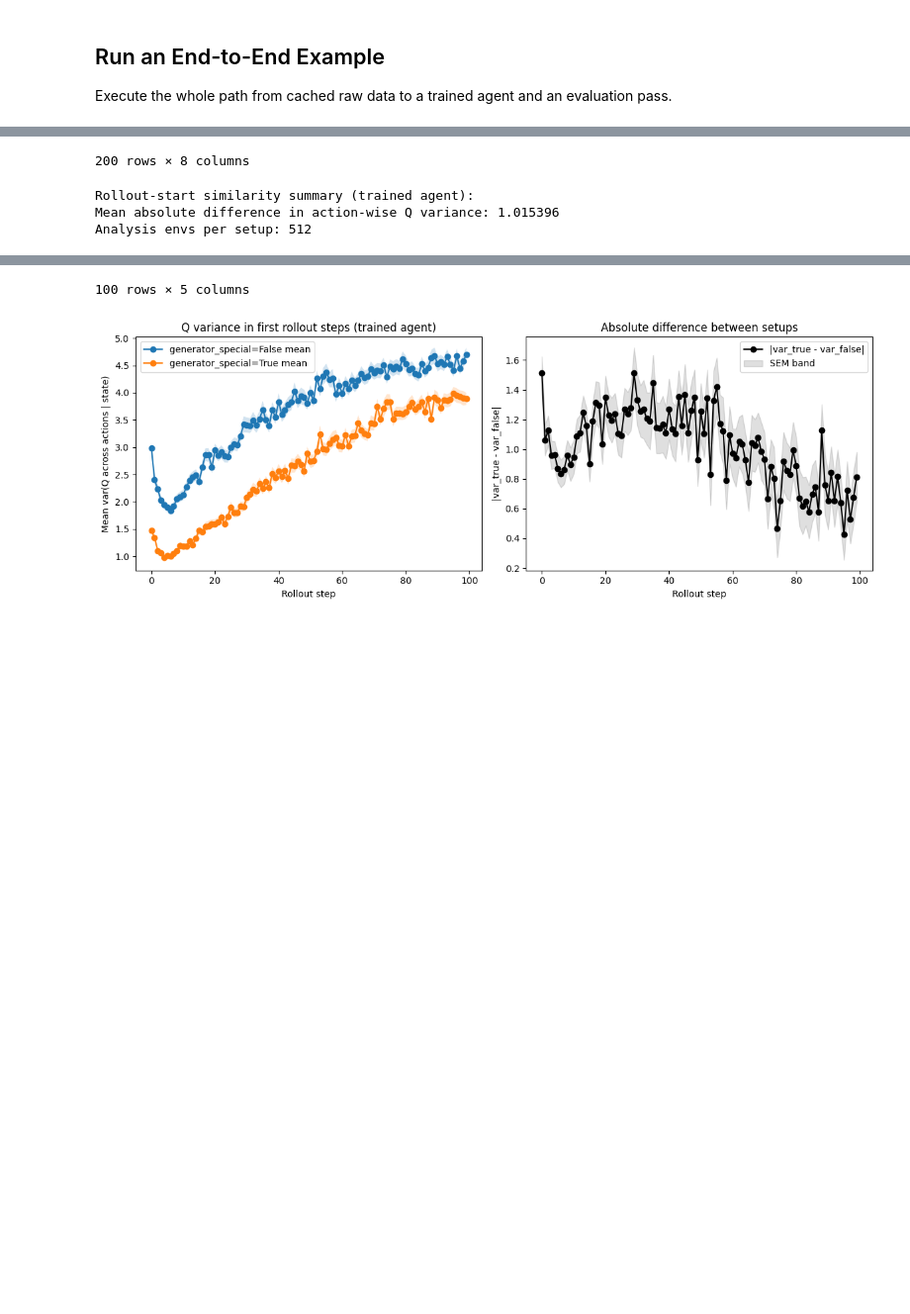
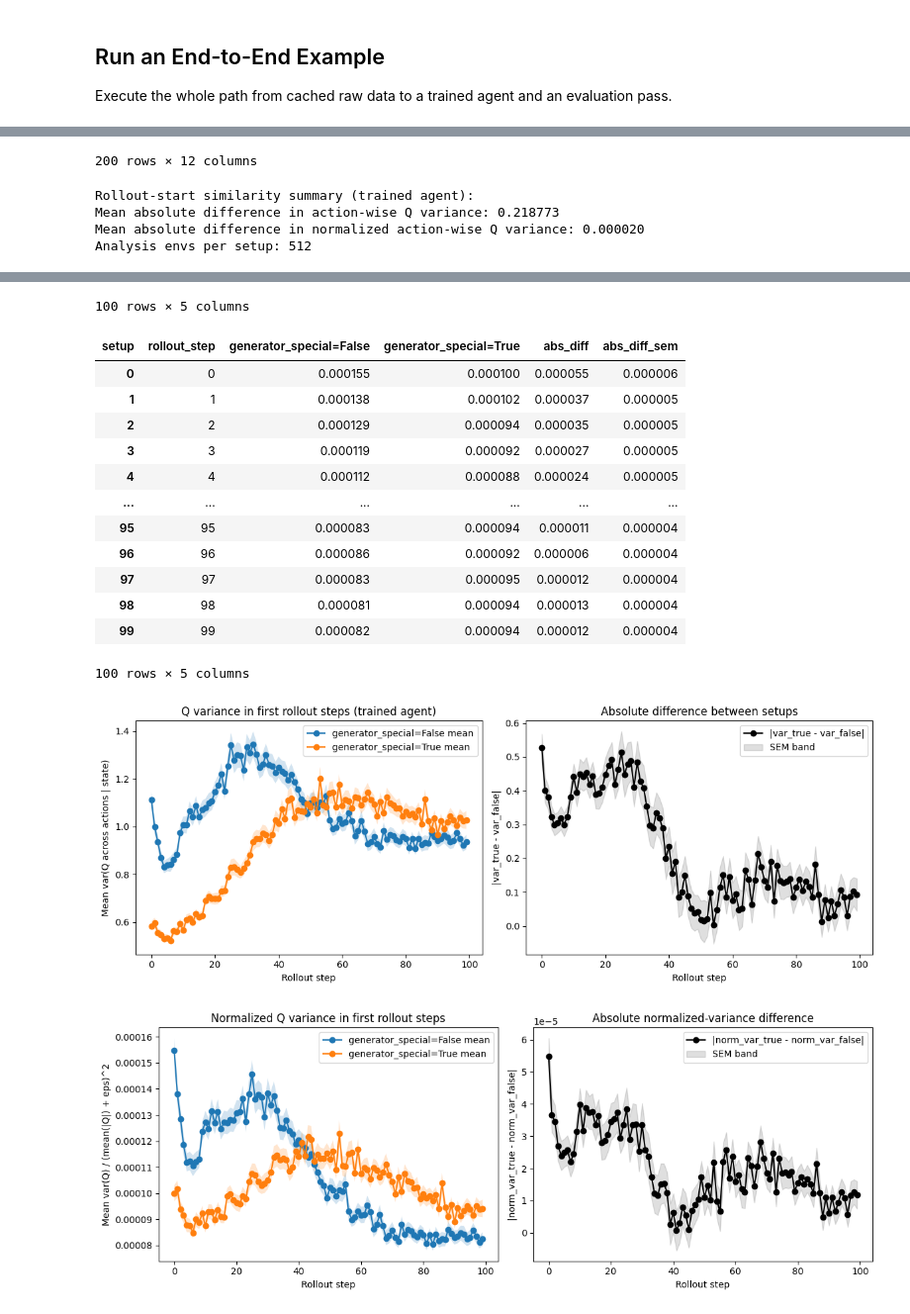
Before and after one commit to wladekpal/golden-standard, a Jupyter notebook: notebooks/fast_data_pipeline.ipynb, the cells around one changed output, grey strips where cells are left out. Shown at 99% size. Cells and saved outputs as stored; diff of their text form; code cells hidden in the pictures; blank space fills up the shorter version.

```diff
--- a/notebooks/fast_data_pipeline.ipynb
+++ b/notebooks/fast_data_pipeline.ipynb
@@ -50,7 +50,7 @@ OUTPUT_DIR.mkdir(parents=True, exist_ok=True)
 
 SEED = 0
 BATCH_SIZE = 512
-NUM_UPDATES = 200_000
+NUM_UPDATES = 1_000_000
 NUM_EVAL_CHECKPOINTS = 20
 LOG_EVERY = 100
 EVAL_EVERY = 500
@@ -786,6 +786,7 @@ Saved rollout GIF to: /tmp/tmphcau_1pk.gif
 # Q-variance across first rollout steps (trained agent) for generator_special=True vs False
 ROLLOUT_STEPS_TO_ANALYZE = 100
 ROLLOUT_ANALYSIS_ENVS = 512
+NORM_EPS = 1e-6
 
 if "final_agent" not in globals():
     raise RuntimeError("final_agent is not available. Run the training cell first to create a trained agent.")
@@ -823,11 +824,17 @@ def rollout_step_q_variance(agent, env_instance, key, rollout_steps, num_envs):
         qs = get_q_values_from_grid(agent, step_grid, step_goal)  # [N, A]
 
         per_env_action_var = jnp.var(qs, axis=-1)  # [N]
+        per_env_q_abs_mean = jnp.mean(jnp.abs(qs), axis=-1)  # [N]
+        per_env_norm_action_var = per_env_action_var / jnp.square(per_env_q_abs_mean + NORM_EPS)
         n_env = int(per_env_action_var.shape[0])
 
         q_var_action_mean = float(jax.device_get(per_env_action_var.mean()))
         q_var_action_std = float(jax.device_get(per_env_action_var.std()))
         q_var_action_sem = float(q_var_action_std / np.sqrt(max(n_env, 1)))
+
+        q_var_norm_action_mean = float(jax.device_get(per_env_norm_action_var.mean()))
+        q_var_norm_action_std = float(jax.device_get(per_env_norm_action_var.std()))
+        q_var_norm_action_sem = float(q_var_norm_action_std / np.sqrt(max(n_env, 1)))
 
         rows.append(
             {
@@ -835,8 +842,12 @@ def rollout_step_q_variance(agent, env_instance, key, rollout_steps, num_envs):
                 "q_var_action_mean": q_var_action_mean,
                 "q_var_action_std": q_var_action_std,
                 "q_var_action_sem": q_var_action_sem,
+                "q_var_norm_action_mean": q_var_norm_action_mean,
+                "q_var_norm_action_std": q_var_norm_action_std,
+                "q_var_norm_action_sem": q_var_norm_action_sem,
                 "q_var_global": float(jax.device_get(jnp.var(qs))),
                 "q_mean": float(jax.device_get(jnp.mean(qs))),
+                "q_abs_mean": float(jax.device_get(jnp.mean(jnp.abs(qs)))),
                 "n_envs": n_env,
             }
         )
@@ -876,10 +887,20 @@ pivot["abs_diff_sem"] = np.sqrt(
     np.square(pivot_sem["generator_special=True"]) + np.square(pivot_sem["generator_special=False"])
 )
 
+pivot_norm_mean = qvar_rollout_df.pivot(index="rollout_step", columns="setup", values="q_var_norm_action_mean").reset_index()
+pivot_norm_sem = qvar_rollout_df.pivot(index="rollout_step", columns="setup", values="q_var_norm_action_sem").reset_index()
+pivot_norm = pivot_norm_mean.copy()
+pivot_norm["abs_diff"] = (pivot_norm["generator_special=True"] - pivot_norm["generator_special=False"]).abs()
+pivot_norm["abs_diff_sem"] = np.sqrt(
+    np.square(pivot_norm_sem["generator_special=True"]) + np.square(pivot_norm_sem["generator_special=False"])
+)
+
 print("Rollout-start similarity summary (trained agent):")
 print(f"Mean absolute difference in action-wise Q variance: {pivot['abs_diff'].mean():.6f}")
+print(f"Mean absolute difference in normalized action-wise Q variance: {pivot_norm['abs_diff'].mean():.6f}")
 print("Analysis envs per setup:", ROLLOUT_ANALYSIS_ENVS)
 display(pivot)
+display(pivot_norm)
 
 fig, axes = plt.subplots(1, 2, figsize=(12, 4.5))
 
@@ -910,4 +931,40 @@ axes[1].legend()
 
 plt.tight_layout()
 plt.show()
+
+fig_norm, axes_norm = plt.subplots(1, 2, figsize=(12, 4.5))
+
+for setup_name, setup_df in qvar_rollout_df.groupby("setup"):
+    x = setup_df["rollout_step"].to_numpy()
+    y = setup_df["q_var_norm_action_mean"].to_numpy()
+    yerr = setup_df["q_var_norm_action_sem"].to_numpy()
+    axes_norm[0].plot(x, y, marker="o", label=f"{setup_name} mean")
+    axes_norm[0].fill_between(x, y - yerr, y + yerr, alpha=0.2)
+axes_norm[0].set_title("Normalized Q variance in first rollout steps")
+axes_norm[0].set_xlabel("Rollout step")
+axes_norm[0].set_ylabel("Mean var(Q) / (mean(|Q|) + eps)^2")
+axes_norm[0].legend()
+
+axes_norm[1].plot(
+    pivot_norm["rollout_step"],
+    pivot_norm["abs_diff"],
+    marker="o",
+    color="black",
+    label="|norm_var_true - norm_var_false|",
+)
+axes_norm[1].fill_between(
+    pivot_norm["rollout_step"],
+    pivot_norm["abs_diff"] - pivot_norm["abs_diff_sem"],
+    pivot_norm["abs_diff"] + pivot_norm["abs_diff_sem"],
+    color="gray",
+    alpha=0.25,
+    label="SEM band",
+)
+axes_norm[1].set_title("Absolute normalized-variance difference")
+axes_norm[1].set_xlabel("Rollout step")
+axes_norm[1].set_ylabel("|norm_var_true - norm_var_false|")
+axes_norm[1].legend()
+
+plt.tight_layout()
+plt.show()
 # %% [output]
@@ -926,5 +983,6 @@ plt.show()
-200 rows × 8 columns
+200 rows × 12 columns
 Rollout-start similarity summary (trained agent):
-Mean absolute difference in action-wise Q variance: 1.015396
+Mean absolute difference in action-wise Q variance: 0.218773
+Mean absolute difference in normalized action-wise Q variance: 0.000020
 Analysis envs per setup: 512
 | setup | rollout_step | generator_special=False | generator_special=True | abs_diff | abs_diff_sem |
@@ -942,5 +1000,19 @@ Analysis envs per setup: 512
 100 rows × 5 columns
+| setup | rollout_step | generator_special=False | generator_special=True | abs_diff | abs_diff_sem |
+| 0 | 0 | 0.000155 | 0.000100 | 0.000055 | 0.000006 |
+| 1 | 1 | 0.000138 | 0.000102 | 0.000037 | 0.000005 |
+| 2 | 2 | 0.000129 | 0.000094 | 0.000035 | 0.000005 |
+| 3 | 3 | 0.000119 | 0.000092 | 0.000027 | 0.000005 |
+| 4 | 4 | 0.000112 | 0.000088 | 0.000024 | 0.000005 |
+| ... | ... | ... | ... | ... | ... |
+| 95 | 95 | 0.000083 | 0.000094 | 0.000011 | 0.000004 |
+| 96 | 96 | 0.000086 | 0.000092 | 0.000006 | 0.000004 |
+| 97 | 97 | 0.000083 | 0.000095 | 0.000012 | 0.000004 |
+| 98 | 98 | 0.000081 | 0.000094 | 0.000013 | 0.000004 |
+| 99 | 99 | 0.000082 | 0.000094 | 0.000012 | 0.000004 |
+100 rows × 5 columns
-[figure, old version]
+[figure, new version]
+[figure, added]
 # %%
 # Spearman correlation of action rankings: trained Q vs optimal Q across rollout steps
 from functools import partial
```
Also changed, not shown: parts of 7 cells of this notebook, 1 other file.
